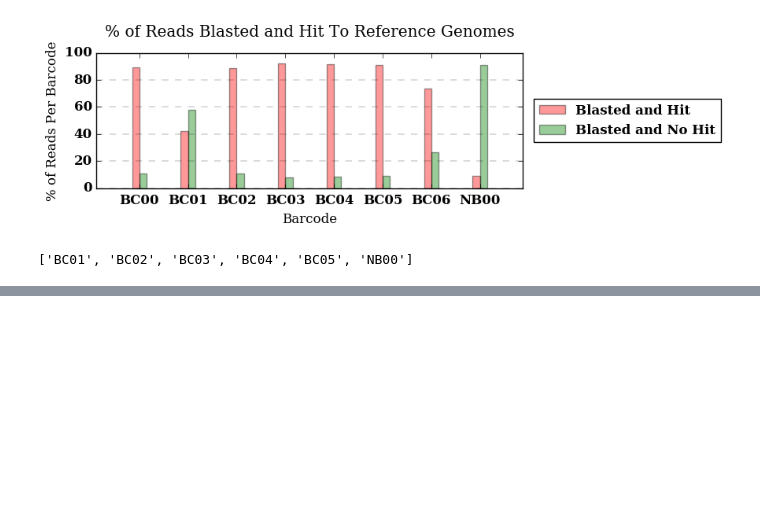
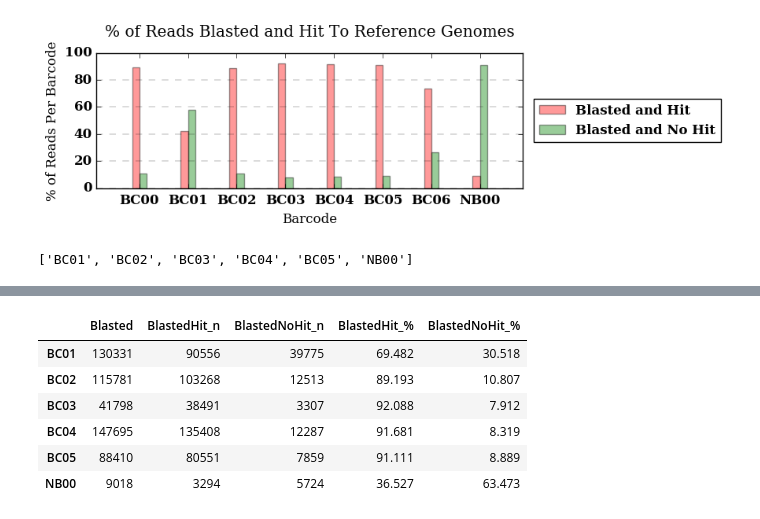
Before and after one commit to BenjaminSchwessinger/Gamran, a Jupyter notebook: MinIon_analysis_12122016_Wagga_initial-Copy1.ipynb, the cells around one changed output, grey strips where cells are left out. Cells and saved outputs as stored; diff of their text form; code cells hidden in the pictures; blank space fills up the shorter version.

```diff
--- a/MinIon_analysis_12122016_Wagga_initial-Copy1.ipynb
+++ b/MinIon_analysis_12122016_Wagga_initial-Copy1.ipynb
@@ -2359,7 +2389,16 @@ blasted_count_df_pres.drop('BC00',axis=0,inplace=True)
 blasted_count_df_pres['BlastedHit_%'] = np.round((blasted_count_df_pres['BlastedHit_n'] / blasted_count_df_pres['Blasted'] * 100), 3)
 blasted_count_df_pres['BlastedNoHit_%'] = np.round((blasted_count_df_pres['BlastedNoHit_n'] / blasted_count_df_pres['Blasted'] * 100), 3)
 # %%
-blasted_count_df_pres_noall = blasted_count_df_pres.drop('All')
+#blasted_count_df_pres_noall = blasted_count_df_pres.drop('All')
+blasted_count_df_pres_noall
+# %% [output]
+|  | Blasted | BlastedHit_n | BlastedNoHit_n | BlastedHit_% | BlastedNoHit_% |
+| BC01 | 130331 | 90556 | 39775 | 69.482 | 30.518 |
+| BC02 | 115781 | 103268 | 12513 | 89.193 | 10.807 |
+| BC03 | 41798 | 38491 | 3307 | 92.088 | 7.912 |
+| BC04 | 147695 | 135408 | 12287 | 91.681 | 8.319 |
+| BC05 | 88410 | 80551 | 7859 | 91.111 | 8.889 |
+| NB00 | 9018 | 3294 | 5724 | 36.527 | 63.473 |
 # %%
 n_groups = len(blasted_count_df_pres_noall.index.values)
 
```
Also changed, not shown: parts of 6 cells of this notebook.
